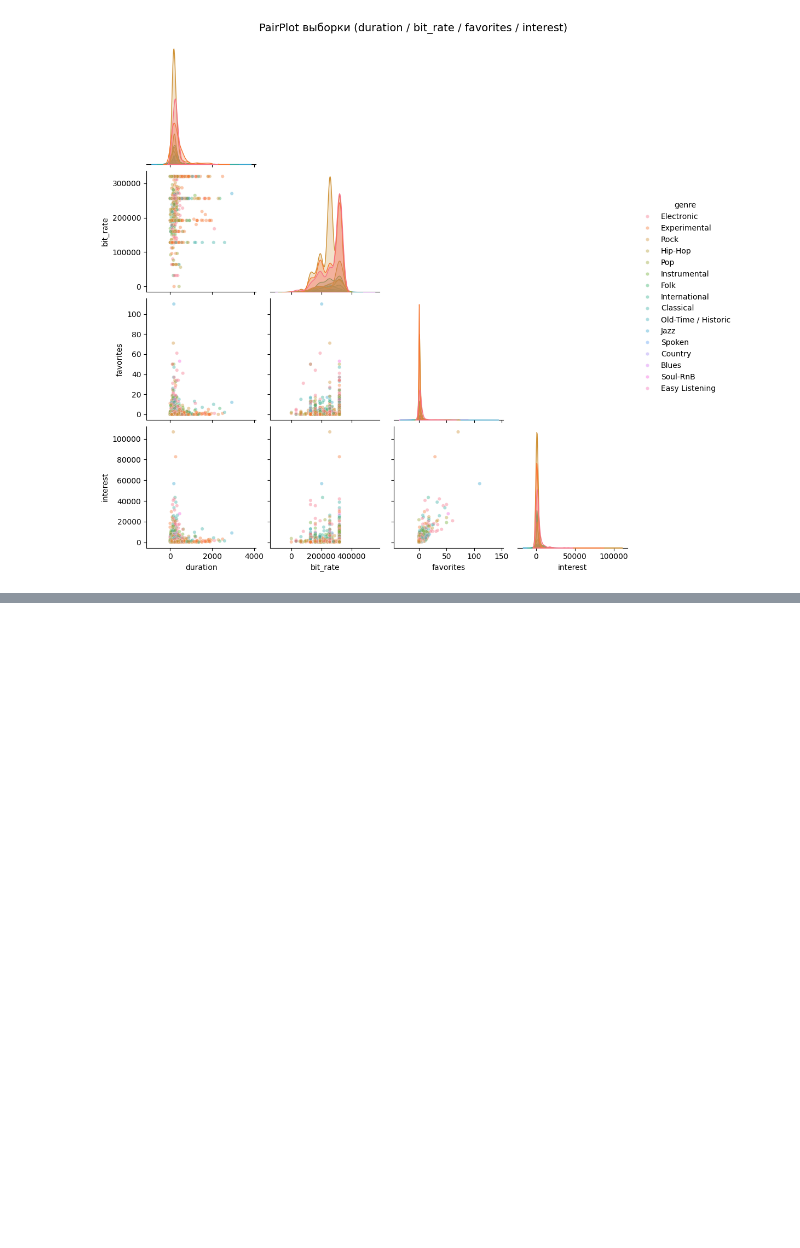
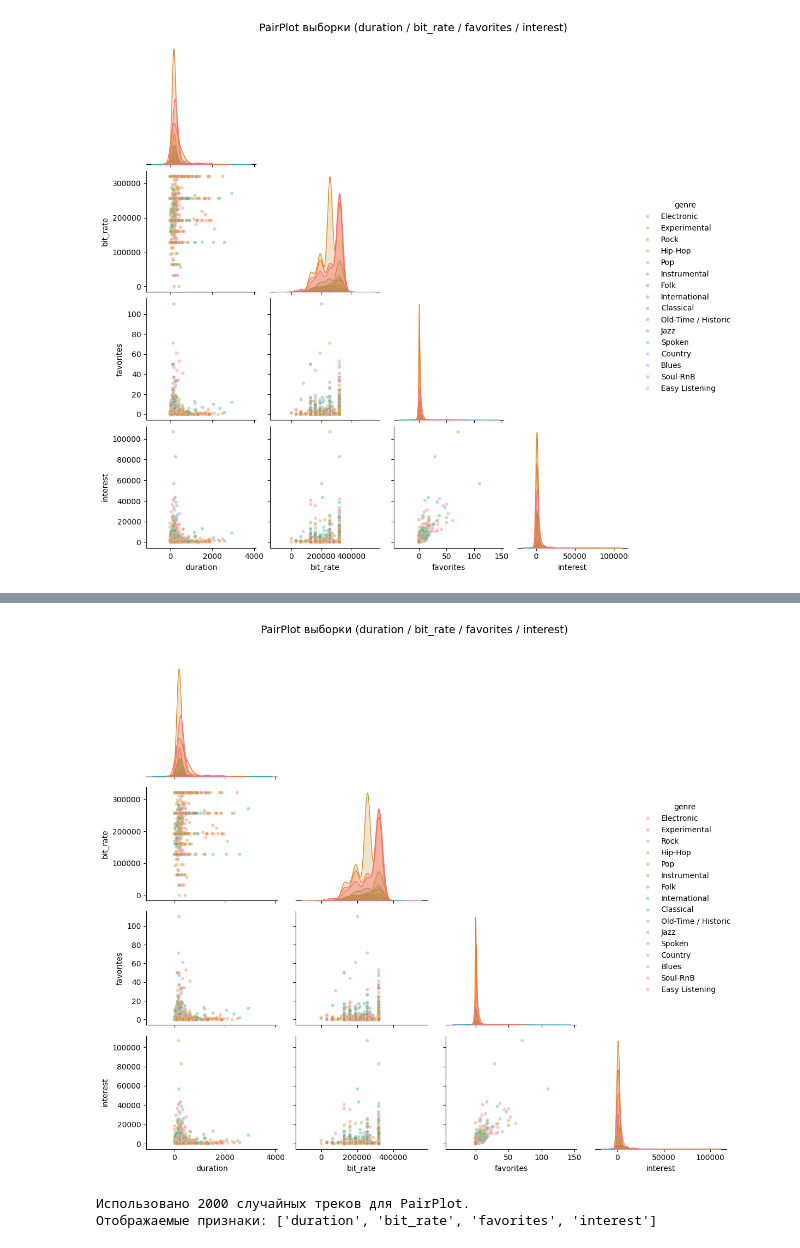
Before and after one commit to kemuri-ni-deteitta/MLReccomendationTracks, a Jupyter notebook: notebooks/graphs.ipynb, the cells around one changed output, grey strips where cells are left out. Drawn from its saved outputs; the diff is of its cells as text; code cells hidden in the pictures; blank space fills up the shorter version.

Commit message:
Adding graphs comments ipnyb

```diff
--- a/notebooks/graphs.ipynb
+++ b/notebooks/graphs.ipynb
@@ -193,0 +273,22 @@ plt.show()
+# %%
+import pandas as pd, seaborn as sns, matplotlib.pyplot as plt
+CSV = "/home/ivan/PycharmProjects/MPr/audio_samples/fma_metadata/tracks.csv"
+
+df = pd.read_csv(CSV, header=[0, 1], index_col=0, low_memory=False)
+
+# ── нужные столбцы ──────────────────────────────────────────────────
+need_cat = ["genre_top"]                # категориальные
+need_num = ["duration", "bit_rate", "favorites", "interest", "listens"]
+
+tracks = df.loc[:, ("track", need_cat + need_num)].copy()
+tracks.columns = tracks.columns.droplevel(0)
+tracks = tracks.rename(columns={"genre_top": "genre"})
+tracks = tracks.dropna(subset=["genre"])         # оставим только треки с жанром
+
+# **Вывод после загрузки и фильтрации данных**
+print(f"Всего треков после фильтрации по жанру: {len(tracks)}")
+print("Пример первых 5 записей:")
+print(tracks.head())
+print("\nСтатистика по числовым столбцам:")
+print(tracks[need_num].describe().round(2))
+print("-" * 60)
@@ -193,0 +466,15 @@ plt.show()
+# %%
+sample = tracks.sample(n=min(2000, len(tracks)), random_state=42)
+sns.pairplot(sample, vars=["duration", "bit_rate", "favorites", "interest"],
+             hue="genre", corner=True, plot_kws=dict(alpha=.4, s=20))
+plt.suptitle("PairPlot выборки (duration / bit_rate / favorites / interest)",
+             y=1.02, fontsize=14)
+plt.tight_layout(); plt.show()
+
+# **Вывод числа точек в PairPlot и отображаемых признаков**
+print(f"Использовано {len(sample)} случайных треков для PairPlot.")
+print("Отображаемые признаки:", ["duration","bit_rate","favorites","interest"])
+# %% [output]
+[figure, added]
+Использовано 2000 случайных треков для PairPlot.
+Отображаемые признаки: ['duration', 'bit_rate', 'favorites', 'interest']
```
Also changed, not shown: parts of 16 cells of this notebook.
